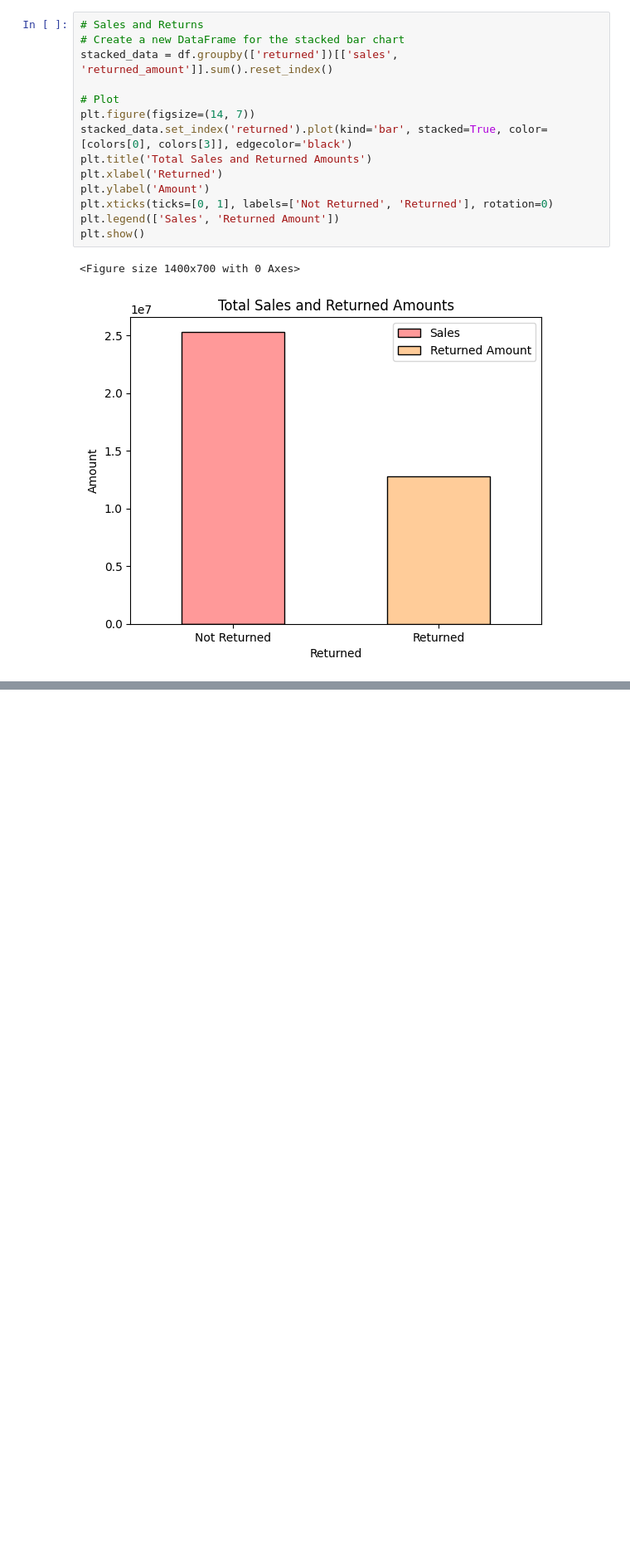
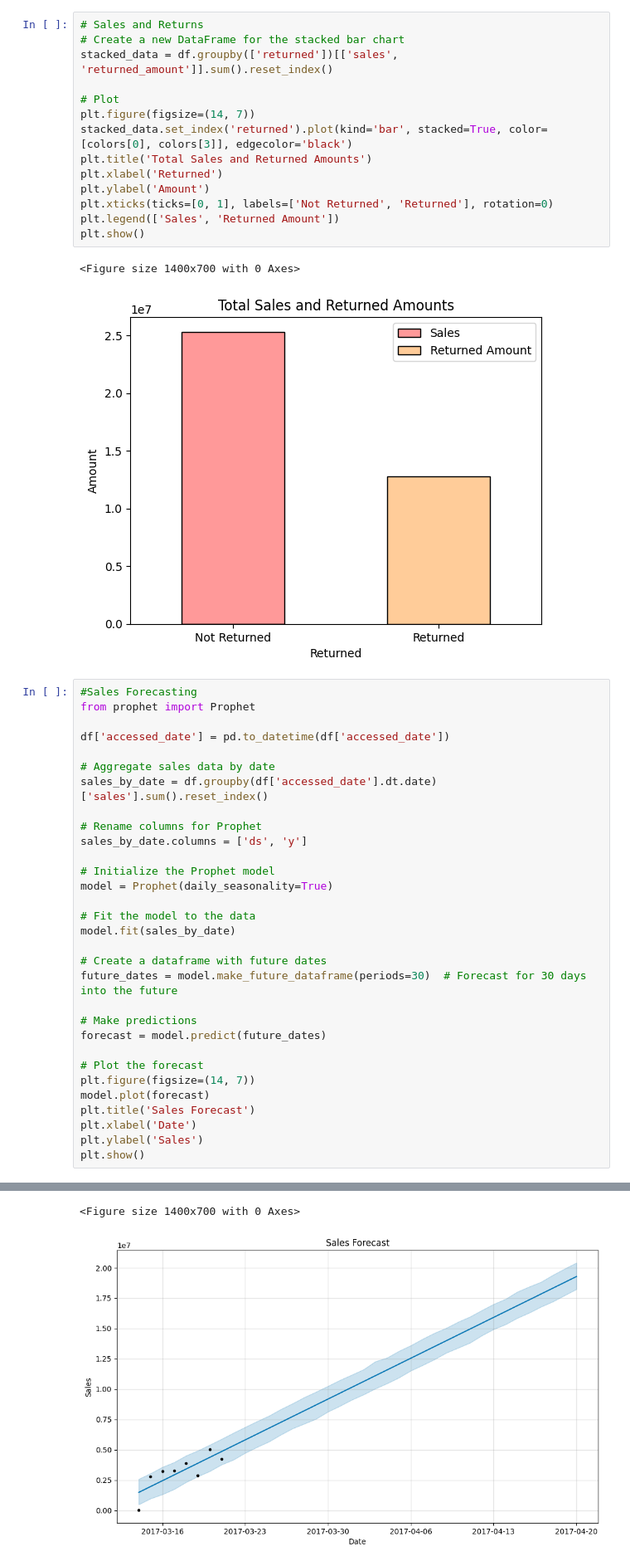
Before and after one commit to SatyaHarshithaDanda/Ecommerce-Website-Logs, a Jupyter notebook: EcommerceWebsiteLogs.ipynb, the cells around one changed output, grey strips where cells are left out. Shown at 83% size. Saved outputs shown, nothing was run; the diff lists cells and outputs as text; blank space fills up the shorter version.

```diff
--- a/EcommerceWebsiteLogs.ipynb
+++ b/EcommerceWebsiteLogs.ipynb
@@ -419,3 +422,35 @@ plt.show()
 # %% [output]
 <Figure size 1400x700 with 0 Axes>
 [figure]
+# %%
+#Sales Forecasting
+from prophet import Prophet
+
+df['accessed_date'] = pd.to_datetime(df['accessed_date'])
+
+# Aggregate sales data by date
+sales_by_date = df.groupby(df['accessed_date'].dt.date)['sales'].sum().reset_index()
+
+# Rename columns for Prophet
+sales_by_date.columns = ['ds', 'y']
+
+# Initialize the Prophet model
+model = Prophet(daily_seasonality=True)
+
+# Fit the model to the data
+model.fit(sales_by_date)
+
+# Create a dataframe with future dates
+future_dates = model.make_future_dataframe(periods=30)  # Forecast for 30 days into the future
+
+# Make predictions
+forecast = model.predict(future_dates)
+
+# Plot the forecast
+plt.figure(figsize=(14, 7))
+model.plot(forecast)
+plt.title('Sales Forecast')
+plt.xlabel('Date')
+plt.ylabel('Sales')
+plt.show()
+# %% [output]
@@ -421,0 +469,2 @@ plt.show()
+<Figure size 1400x700 with 0 Axes>
+[figure, added]
```
Also changed, not shown: parts of 8 cells of this notebook.
